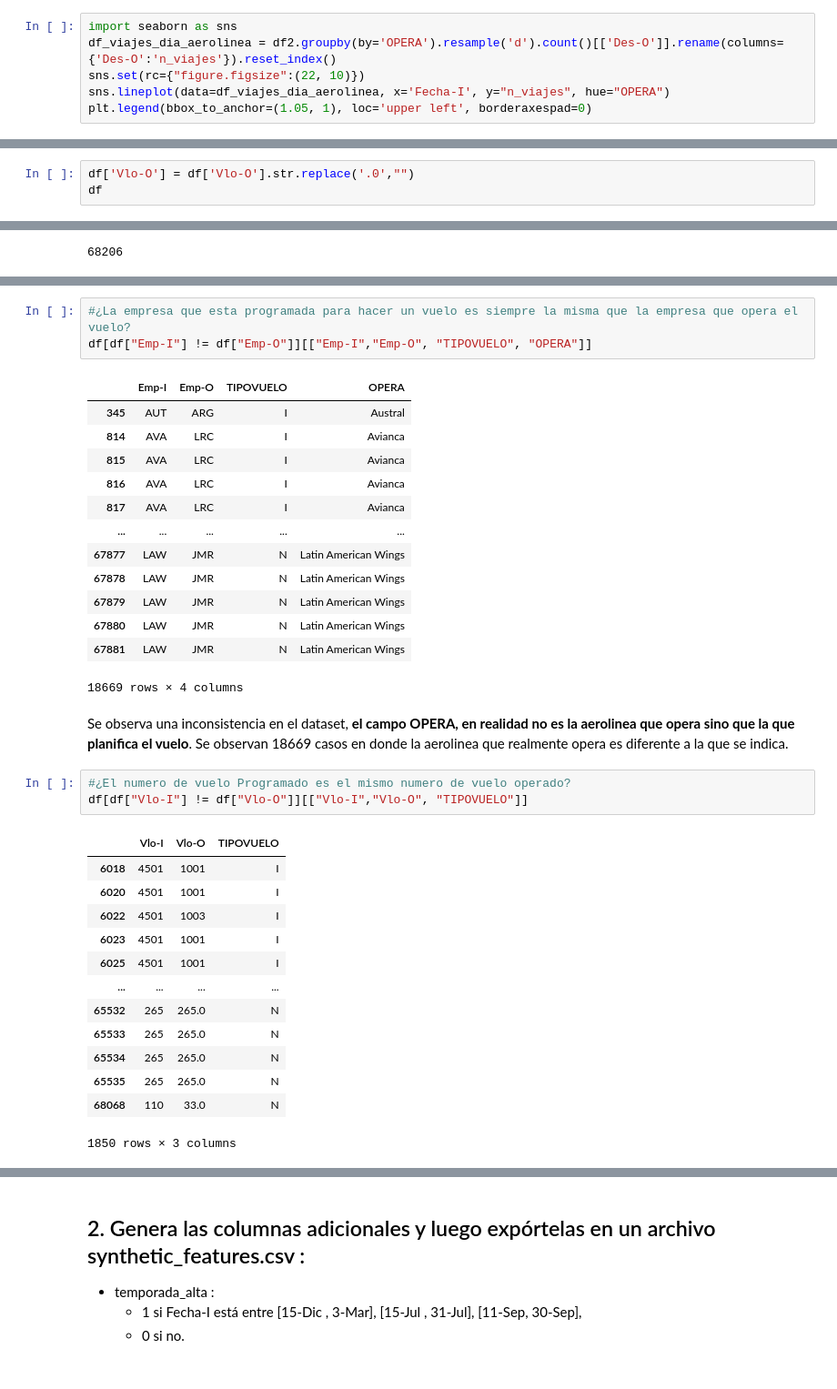
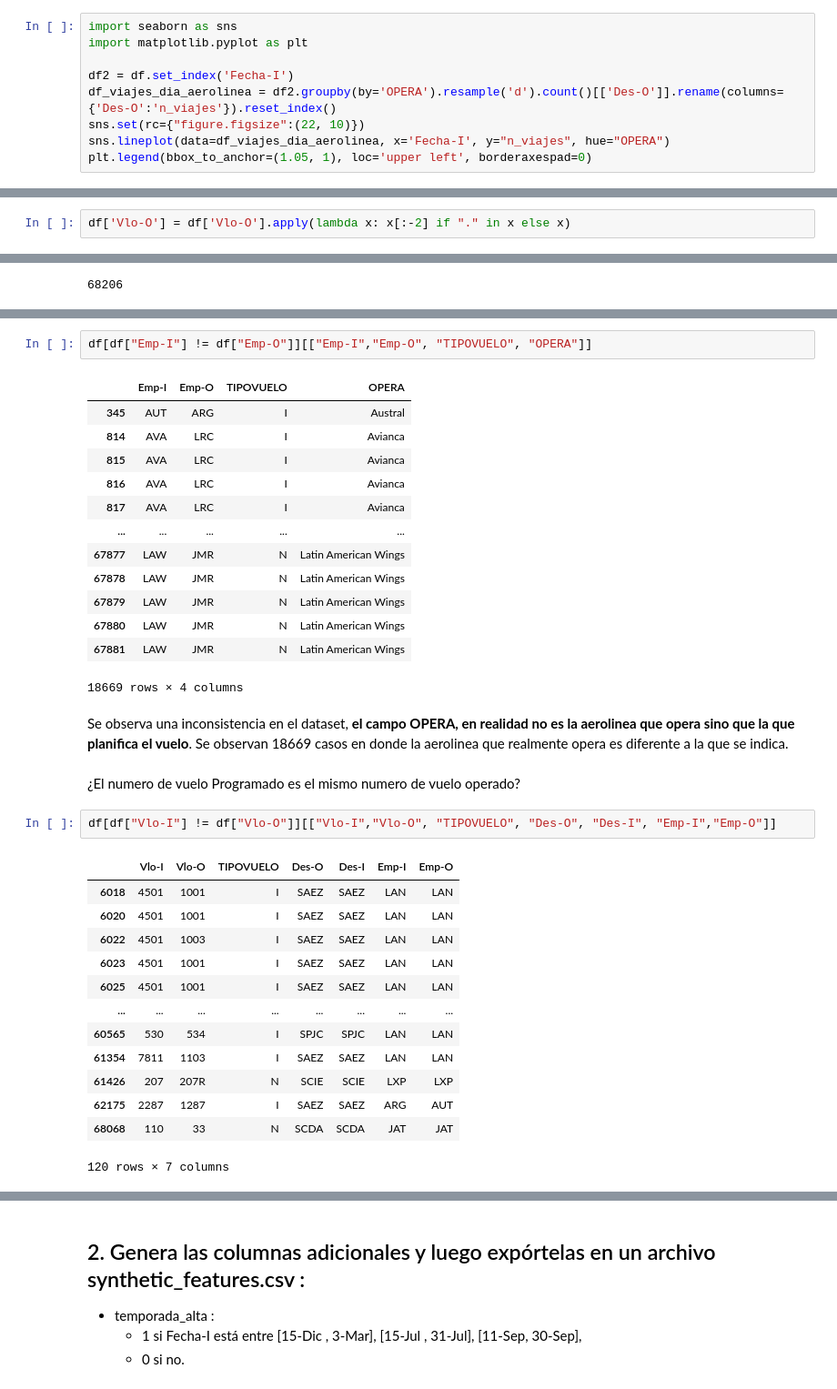
Before and after one commit to sergioangulo/LATAM-Challenge, a Jupyter notebook: 01_procesos/solution.ipynb, the cells around one changed output, grey strips where cells are left out. Shown at 91% size. Saved outputs shown, nothing was run; the diff lists cells and outputs as text.

```diff
--- a/01_procesos/solution.ipynb
+++ b/01_procesos/solution.ipynb
@@ -221,6 +233,9 @@ Se observa que el dataset incluye los vuelos que se programaron en 2017. Es por
 Veamos como se comportan en el tiempo los vuelos:
 # %%
 import seaborn as sns
+import matplotlib.pyplot as plt
+
+df2 = df.set_index('Fecha-I')
 df_viajes_dia_aerolinea = df2.groupby(by='OPERA').resample('d').count()[['Des-O']].rename(columns={'Des-O':'n_viajes'}).reset_index()
 sns.set(rc={"figure.figsize":(22, 10)})
 sns.lineplot(data=df_viajes_dia_aerolinea, x='Fecha-I', y="n_viajes", hue="OPERA")
@@ -269,5 +284,2 @@ df2.groupby(by=['Vlo-I','Ori-I','Des-I','Emp-I','Vlo-O','Ori-O','Des-O','Emp-O',
 # %% [markdown]
 De la agrupación de los datos se observa que Vlo-O en algunos casos termina con un nuemro decimal. Eliminaremos todos los caracteres sobrantes
-# %%
-df['Vlo-O'] = df['Vlo-O'].str.replace('.0',"")
-df
@@ -288,3 +286,5 @@ df
+# %%
+df['Vlo-O'] = df['Vlo-O'].apply(lambda x: x[:-2] if "." in x else x)
 # %%
 df2=df.set_index('Fecha-I')
 #df2 = df2.replace("\.0","",regex=True).loc[df2['Vlo-O'].str.contains("\.0", case=False)]
@@ -414,5 +455,4 @@ Existen 1 categorías diferentes en [Ori-O]:
 # %%
-#¿La empresa que esta programada para hacer un vuelo es siempre la misma que la empresa que opera el vuelo?
 df[df["Emp-I"] != df["Emp-O"]][["Emp-I","Emp-O", "TIPOVUELO", "OPERA"]]
 # %% [output]
 |  | Emp-I | Emp-O | TIPOVUELO | OPERA |
@@ -430,20 +470,21 @@ df[df["Emp-I"] != df["Emp-O"]][["Emp-I","Emp-O", "TIPOVUELO", "OPERA"]]
 18669 rows × 4 columns
 # %% [markdown]
 Se observa una inconsistencia en el dataset, **el campo OPERA, en realidad no es la aerolinea que opera sino que la que planifica el vuelo**. Se observan 18669 casos en donde la aerolinea que realmente opera es diferente a la que se indica.
+# %% [markdown]
+¿El numero de vuelo Programado es el mismo numero de vuelo operado?
 # %%
-#¿El numero de vuelo Programado es el mismo numero de vuelo operado?
-df[df["Vlo-I"] != df["Vlo-O"]][["Vlo-I","Vlo-O", "TIPOVUELO"]]
+df[df["Vlo-I"] != df["Vlo-O"]][["Vlo-I","Vlo-O", "TIPOVUELO", "Des-O", "Des-I", "Emp-I","Emp-O"]]
 # %% [output]
-|  | Vlo-I | Vlo-O | TIPOVUELO |
-| 6018 | 4501 | 1001 | I |
-| 6020 | 4501 | 1001 | I |
-| 6022 | 4501 | 1003 | I |
-| 6023 | 4501 | 1001 | I |
-| 6025 | 4501 | 1001 | I |
-| ... | ... | ... | ... |
-| 65532 | 265 | 265.0 | N |
-| 65533 | 265 | 265.0 | N |
-| 65534 | 265 | 265.0 | N |
-| 65535 | 265 | 265.0 | N |
-| 68068 | 110 | 33.0 | N |
+|  | Vlo-I | Vlo-O | TIPOVUELO | Des-O | Des-I | Emp-I | Emp-O |
+| 6018 | 4501 | 1001 | I | SAEZ | SAEZ | LAN | LAN |
+| 6020 | 4501 | 1001 | I | SAEZ | SAEZ | LAN | LAN |
+| 6022 | 4501 | 1003 | I | SAEZ | SAEZ | LAN | LAN |
+| 6023 | 4501 | 1001 | I | SAEZ | SAEZ | LAN | LAN |
+| 6025 | 4501 | 1001 | I | SAEZ | SAEZ | LAN | LAN |
+| ... | ... | ... | ... | ... | ... | ... | ... |
+| 60565 | 530 | 534 | I | SPJC | SPJC | LAN | LAN |
+| 61354 | 7811 | 1103 | I | SAEZ | SAEZ | LAN | LAN |
+| 61426 | 207 | 207R | N | SCIE | SCIE | LXP | LXP |
+| 62175 | 2287 | 1287 | I | SAEZ | SAEZ | ARG | AUT |
+| 68068 | 110 | 33 | N | SCDA | SCDA | JAT | JAT |
-1850 rows × 3 columns
+120 rows × 7 columns
```
Also changed, not shown: parts of 43 cells of this notebook, 1 other file.
